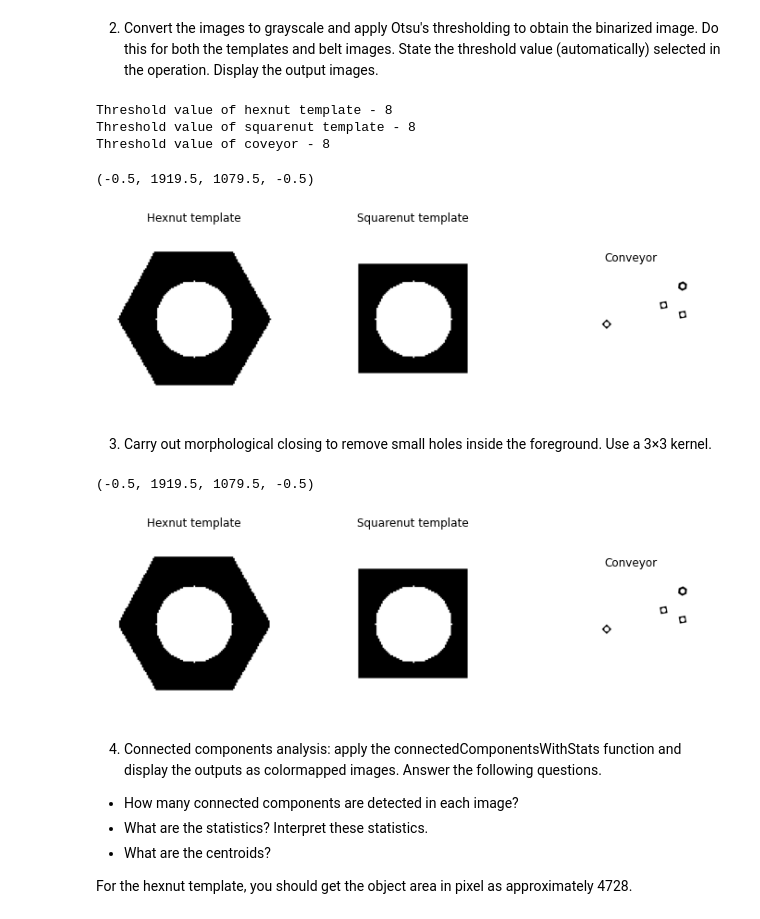
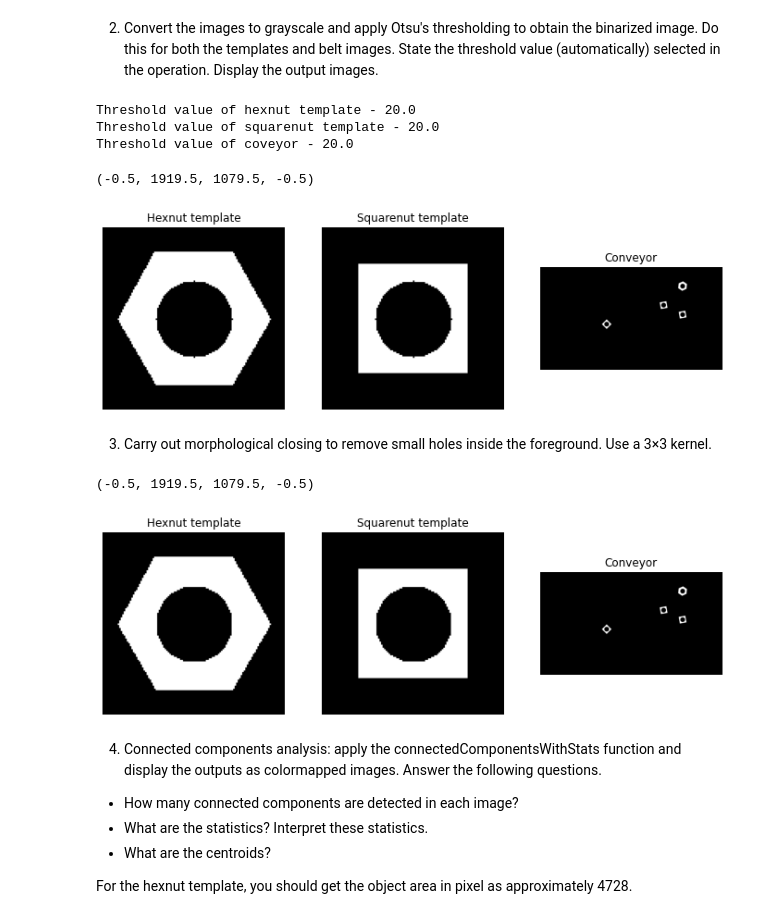
Before and after one commit to SenuriMR/EN2550---Fundamentals-of-Image-Processing-and-Machine-Vision, a Jupyter notebook: Assignment 3/Assignment_3.ipynb, the cells around one changed output. Drawn from its saved outputs; the diff is of its cells as text; code cells hidden in the pictures.

```diff
--- a/Assignment 3/Assignment_3.ipynb
+++ b/Assignment 3/Assignment_3.ipynb
@@ -35,17 +36,19 @@ plt.show()
 # %% [markdown]
 2. Convert the images to grayscale and apply Otsu's thresholding to obtain the binarized image. Do this for both the templates and belt images. State the threshold value (automatically) selected in the operation. Display the output images.
 # %%
-# Your code here.
+# Your code here
+# Grayscale image
 img1 = cv.cvtColor(hexnut_template, cv.COLOR_BGR2GRAY)
 img2 = cv.cvtColor(squarenut_template, cv.COLOR_BGR2GRAY)
 img3 = cv.cvtColor(conveyor_f100, cv.COLOR_BGR2GRAY)
 
-ret1,th1 = cv.threshold(img1,0,255,cv.THRESH_BINARY+cv.THRESH_OTSU)
-print("Threshold value of hexnut template -",cv.THRESH_OTSU)
-ret2,th2 = cv.threshold(img2,0,255,cv.THRESH_BINARY+cv.THRESH_OTSU)
-print("Threshold value of squarenut template -",cv.THRESH_OTSU)
-ret3,th3 = cv.threshold(img3,0,255,cv.THRESH_BINARY+cv.THRESH_OTSU)
-print("Threshold value of coveyor -",cv.THRESH_OTSU)
+# Otsu thresholding
+ret1,th1 = cv.threshold(img1,0,255,cv.THRESH_BINARY_INV+cv.THRESH_OTSU)
+print("Threshold value of hexnut template -",ret1)
+ret2,th2 = cv.threshold(img2,0,255,cv.THRESH_BINARY_INV+cv.THRESH_OTSU)
+print("Threshold value of squarenut template -",ret2)
+ret3,th3 = cv.threshold(img3,0,255,cv.THRESH_BINARY_INV+cv.THRESH_OTSU)
+print("Threshold value of coveyor -",ret3)
 
 fig,ax = plt.subplots(1,3,figsize = (12, 5))
 
@@ -59,35 +62,35 @@ ax[2].set_title('Conveyor')
 ax[2].imshow(th3,'gray')
 ax[2].axis('off')
 # %% [output]
-Threshold value of hexnut template - 8
-Threshold value of squarenut template - 8
-Threshold value of coveyor - 8
+Threshold value of hexnut template - 20.0
+Threshold value of squarenut template - 20.0
+Threshold value of coveyor - 20.0
 (-0.5, 1919.5, 1079.5, -0.5)
-[figure, old version]
+[figure, new version]
 # %% [markdown]
 3. Carry out morphological closing to remove small holes inside the foreground. Use a 3×3 kernel.
 # %%
 # Your code here.
-kernel = np.ones((3,3),np.uint8)
+kernel = np.ones((3,3),np.uint8) # Defining the kernel
 
-closing1 = cv.morphologyEx(img1, cv.MORPH_CLOSE, kernel)
-closing2= cv.morphologyEx(img2, cv.MORPH_CLOSE, kernel)
-closing3 = cv.morphologyEx(img3, cv.MORPH_CLOSE, kernel)
+closing1 = cv.morphologyEx(th1, cv.MORPH_CLOSE, kernel)
+closing2= cv.morphologyEx(th2, cv.MORPH_CLOSE, kernel)
+closing3 = cv.morphologyEx(th3, cv.MORPH_CLOSE, kernel)
 
 fig,ax = plt.subplots(1,3,figsize = (12, 5))
 
 ax[0].set_title('Hexnut template')
 ax[0].imshow(closing1,'gray')
 ax[0].axis('off')
 ax[1].set_title('Squarenut template')
 ax[1].imshow(closing2,'gray')
 ax[1].axis('off')
 ax[2].set_title('Conveyor')
 ax[2].imshow(closing3,'gray')
 ax[2].axis('off')
 # %% [output]
 (-0.5, 1919.5, 1079.5, -0.5)
-[figure, old version]
+[figure, new version]
 # %% [markdown]
 4. Connected components analysis: apply the connectedComponentsWithStats function and display the outputs as colormapped images. Answer the following questions.
 - How many connected components are detected in each image?
```
Also changed, not shown: parts of 8 cells of this notebook, 2 other files.
